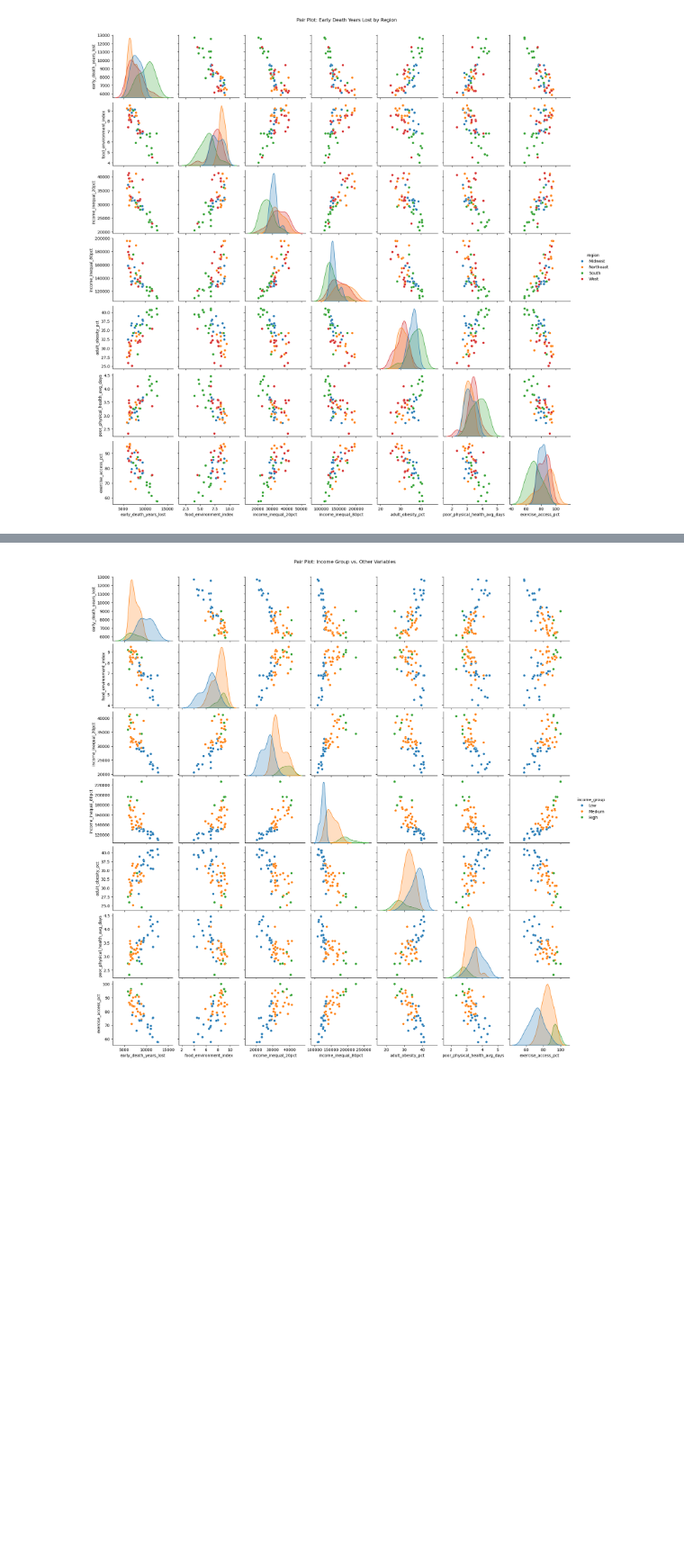
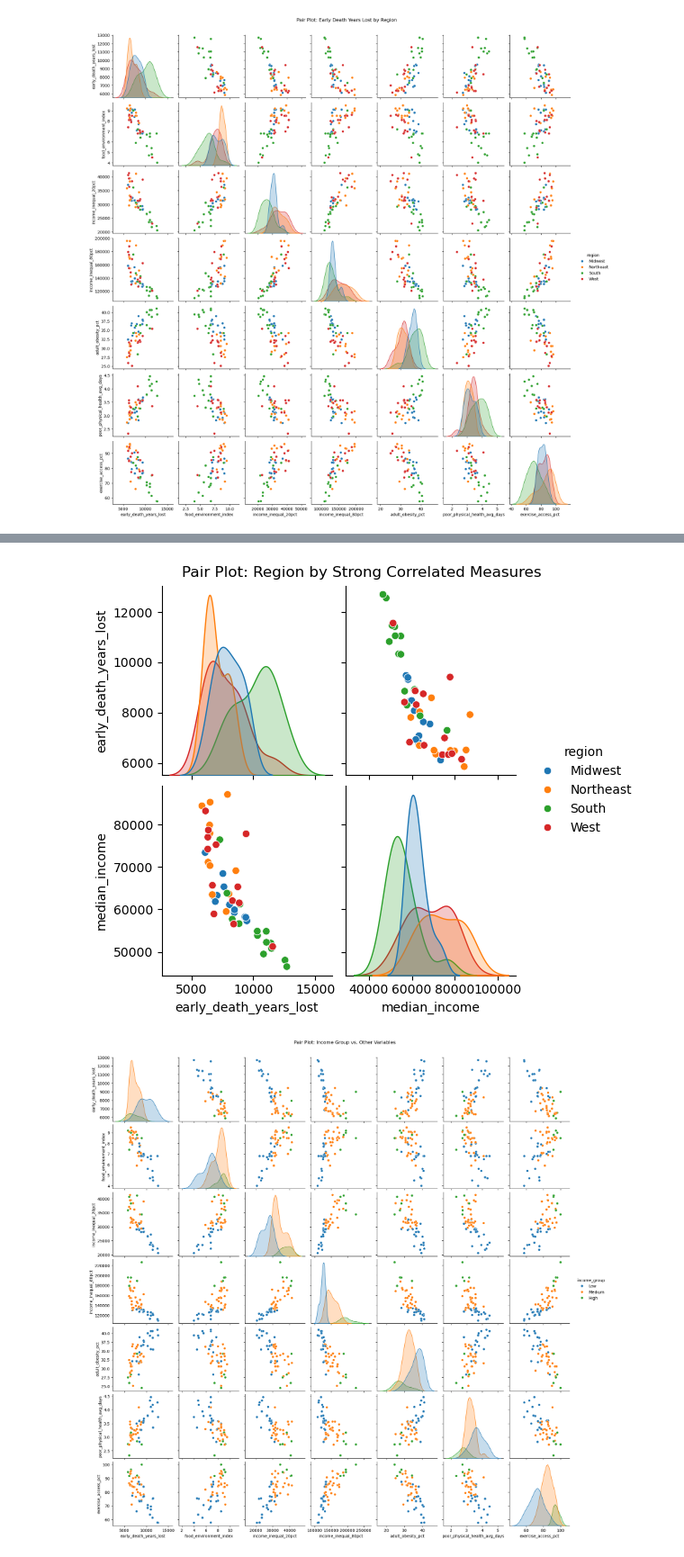
Before and after one commit to the-eva-a/group-1-project-1, a Jupyter notebook: Variable_Correlation_Relationships_Accurate.ipynb, the cells around one changed output, grey strips where cells are left out. Shown at 90% size. Saved outputs shown, nothing was run; the diff lists cells and outputs as text; code cells hidden in the pictures; blank space fills up the shorter version.

```diff
--- a/Variable_Correlation_Relationships_Accurate.ipynb
+++ b/Variable_Correlation_Relationships_Accurate.ipynb
@@ -1331,3 +1354,22 @@ plt.show()
+# %%
+# #Adding region to df
+# region_df = state_df.copy()
+# region_mapping = {'Alabama': 'South', 'Alaska': 'West', 'Arizona': 'West', 'Arkansas': 'South', 'California': 'West', 'Colorado': 'West', 'Connecticut': 'Northeast', 'Delaware': 'Northeast', 'Florida': 'South', 'Georgia': 'South', 'Hawaii': 'West', 'Idaho': 'West', 'Illinois': 'Midwest', 'Indiana': 'Midwest', 'Iowa': 'Midwest', 'Kansas': 'Midwest', 'Kentucky': 'South', 'Louisiana': 'South', 'Maine': 'Northeast', 'Maryland': 'Northeast', 'Massachusetts': 'Northeast', 'Michigan': 'Midwest', 'Minnesota': 'Midwest', 'Mississippi': 'South', 'Missouri': 'Midwest', 'Montana': 'West', 'Nebraska': 'Midwest', 'Nevada': 'West', 'New Hampshire': 'Northeast', 'New Jersey': 'Northeast', 'New Mexico': 'West', 'New York': 'Northeast', 'North Carolina': 'South', 'North Dakota': 'Midwest', 'Ohio': 'Midwest', 'Oklahoma': 'South', 'Oregon': 'West', 'Pennsylvania': 'Northeast', 'Rhode Island': 'Northeast', 'South Carolina': 'South', 'South Dakota': 'Midwest', 'Tennessee': 'South', 'Texas': 'South', 'Utah': 'West', 'Vermont': 'Northeast', 'Virginia': 'South', 'Washington': 'West', 'West Virginia': 'South', 'Wisconsin': 'Midwest', 'Wyoming': 'West'}
+
+# # Add a new column for the region
+# region_df['region'] = region_df['state'].map(region_mapping)
+
+# Sort the DataFrame by region
+region_df = region_df.sort_values(by='region')
+sns.pairplot(region_df, hue='region', vars=[
+    'early_death_years_lost',
+    'median_income',
+])
+
+plt.suptitle('Pair Plot: Region by Strong Correlated Measures', y=1.02)
+plt.show()
+# %% [output]
+[figure, added]
 # %%
 
 #Define high, medium and low income ranges by bucket
```
Also changed, not shown: parts of 4 cells of this notebook.
